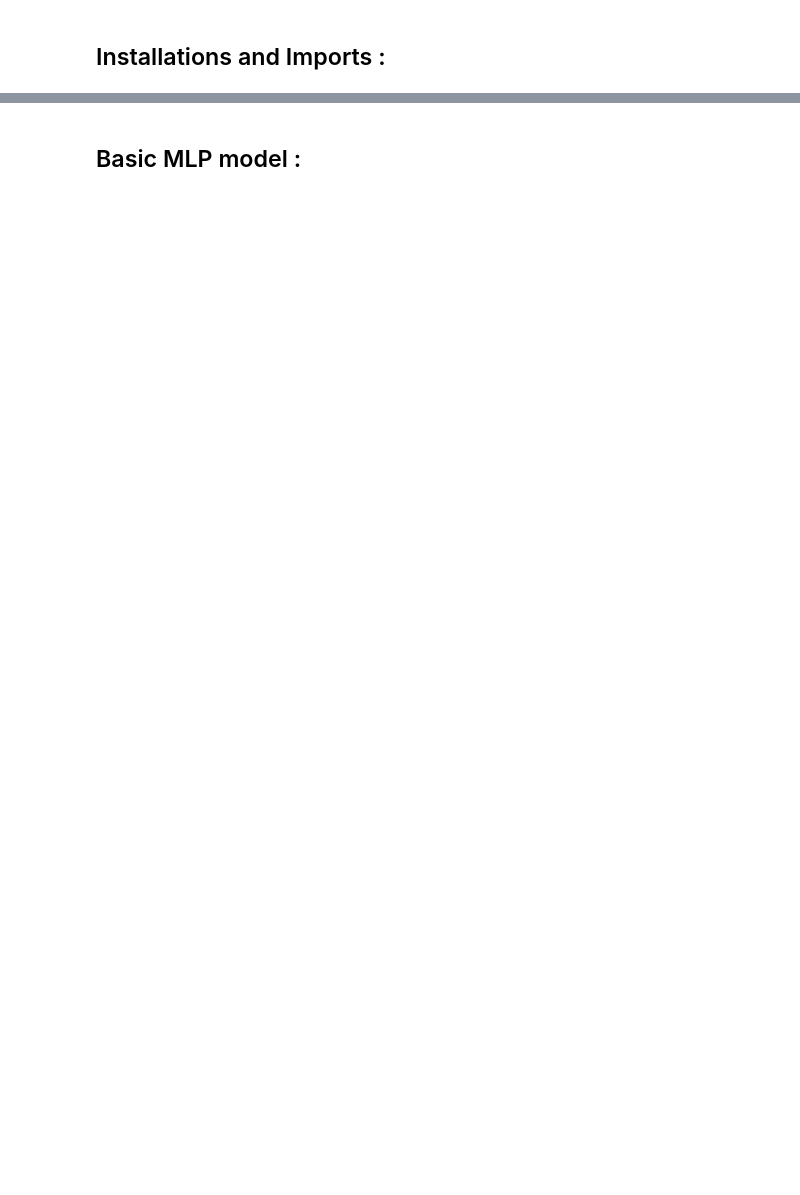
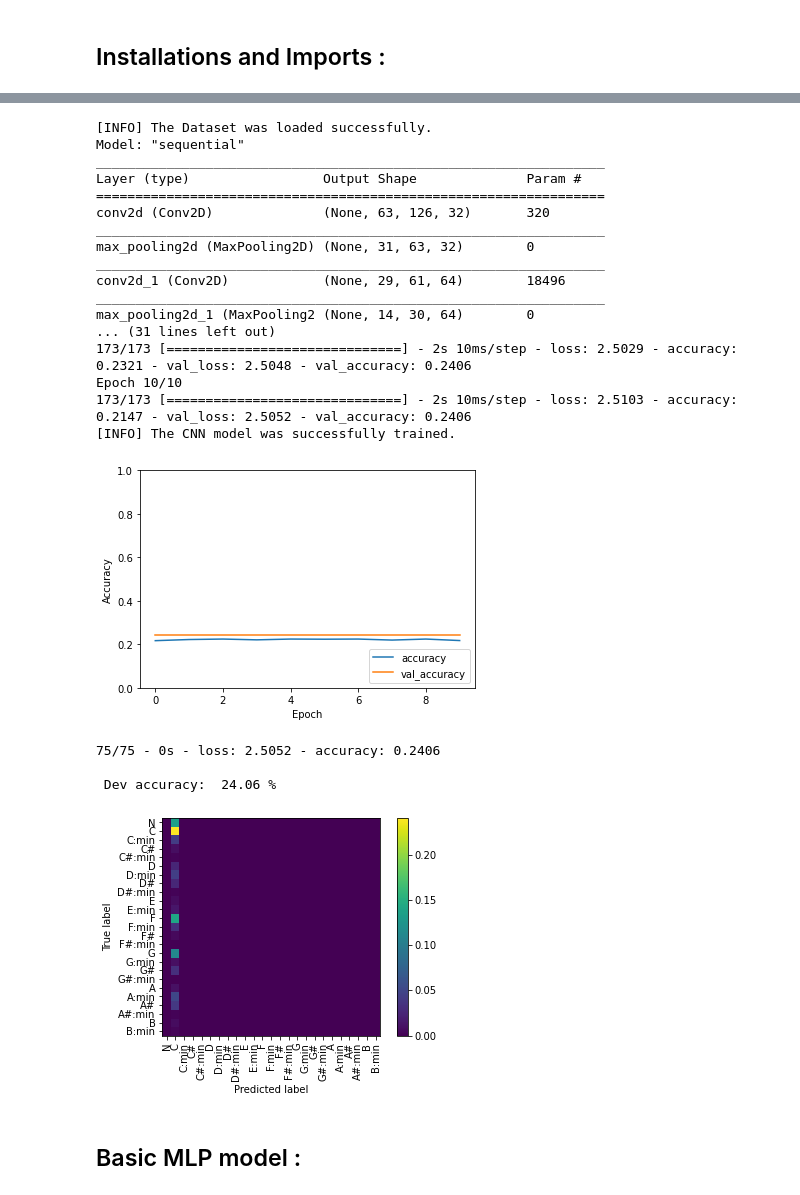
Before and after one commit to lanzv/SongChordsRecognizer, a Jupyter notebook: ACRmodel/ACR - Bakalarska prace.ipynb, the cells around one changed output, grey strips where cells are left out. Drawn from its saved outputs; the diff is of its cells as text; code cells hidden in the pictures; blank space fills up the shorter version.

```diff
--- a/ACRmodel/ACR - Bakalarska prace.ipynb
+++ b/ACRmodel/ACR - Bakalarska prace.ipynb
@@ -41,3 +48,44 @@ args = parser.parse_args([] if "__file__" not in globals() else None)
+# %%
+#!/usr/bin/env python3
+# Prepare data
+x, y = IsophonicsDataset.load_preprocessed_dataset("./PreprocessedDatasets/isophonics_32_false_10_500_true.ds")
+a, b, c = x.shape
+x = x.reshape((a,b,c,1))
+train_x, dev_x, train_y, dev_y = sklearn.model_selection.train_test_split(x, y, test_size=args.test_size, random_state=args.seed)
+
+# Create model
+cnn_model = CNN(input_shape=(b, c, 1), output_classes=25)
+
+# Train model
+cnn_model.fit(train_x, train_y, dev_x, dev_y)
+
+# Display score
+cnn_model.display_training_progress()
+print("\n","Dev accuracy: ", "{:.2f}".format(100*cnn_model.score(dev_x, dev_y)), "%", "\n")
+cnn_model.display_confusion_matrix(dev_x, dev_y)
+# %% [output]
+[INFO] The Dataset was loaded successfully.
+Model: "sequential"
+_________________________________________________________________
+Layer (type)                 Output Shape              Param #
+=================================================================
+conv2d (Conv2D)              (None, 63, 126, 32)       320
+_________________________________________________________________
+max_pooling2d (MaxPooling2D) (None, 31, 63, 32)        0
+_________________________________________________________________
+conv2d_1 (Conv2D)            (None, 29, 61, 64)        18496
+_________________________________________________________________
+max_pooling2d_1 (MaxPooling2 (None, 14, 30, 64)        0
+... (31 lines left out)
+173/173 [==============================] - 2s 10ms/step - loss: 2.5029 - accuracy: 0.2321 - val_loss: 2.5048 - val_accuracy: 0.2406
+Epoch 10/10
+173/173 [==============================] - 2s 10ms/step - loss: 2.5103 - accuracy: 0.2147 - val_loss: 2.5052 - val_accuracy: 0.2406
+[INFO] The CNN model was successfully trained.
+[figure, added]
+75/75 - 0s - loss: 2.5052 - accuracy: 0.2406
+
+ Dev accuracy:  24.06 %
+[figure, added]
 # %% [markdown]
 ## Basic MLP model :
 # %%
```
Also changed, not shown: parts of 8 cells of this notebook, 1 other file.
